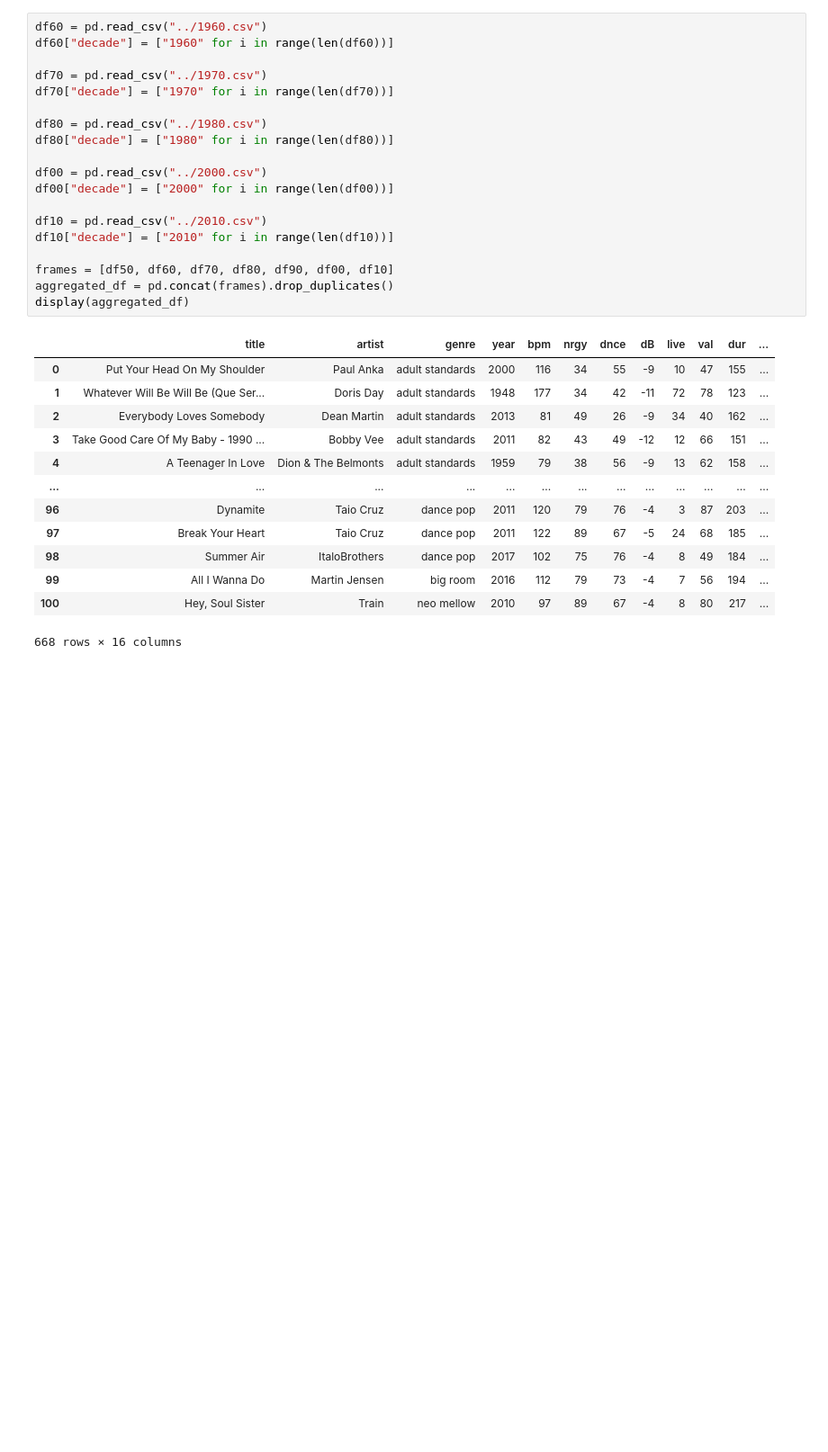
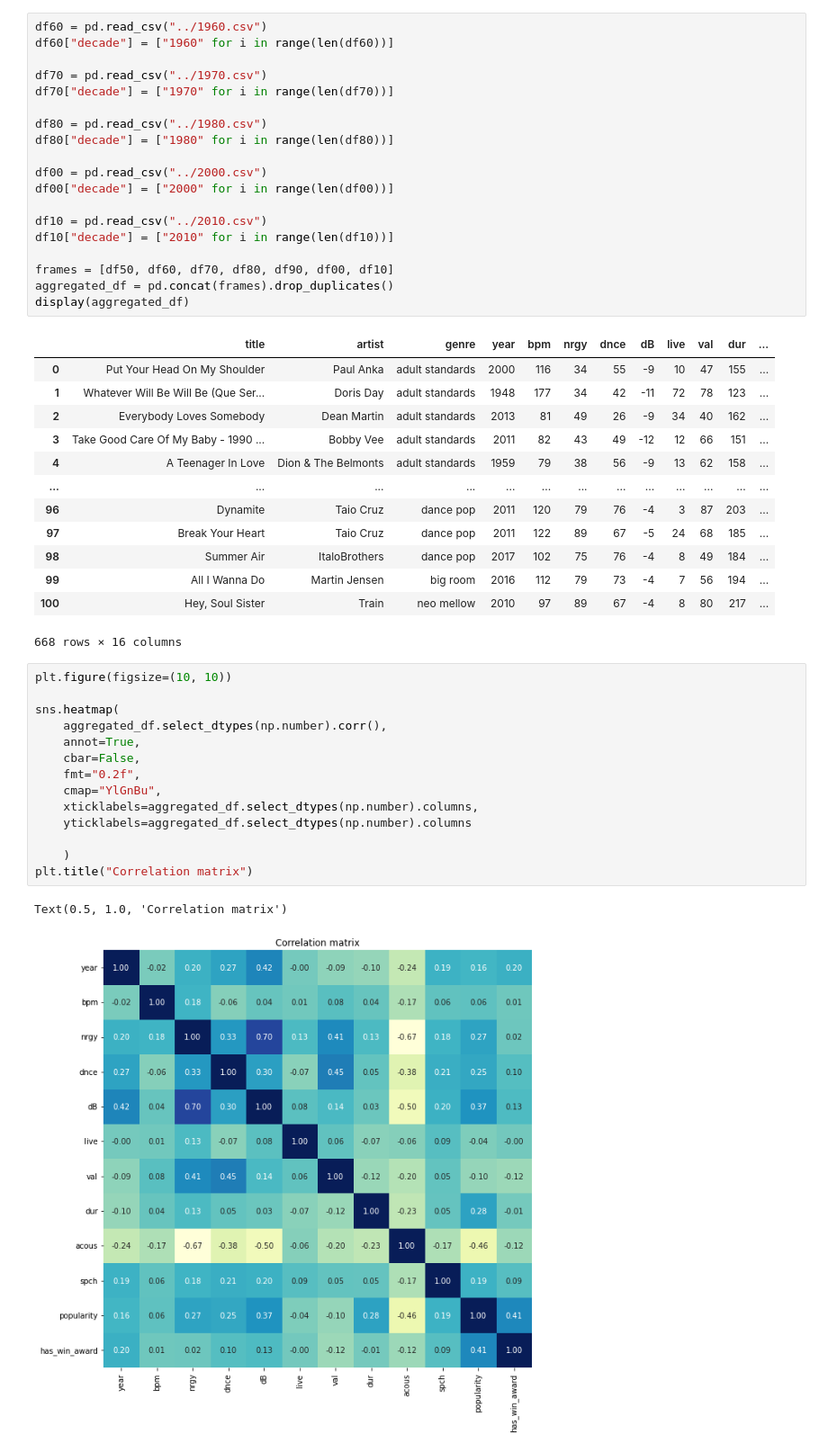
Before and after one commit to whenwe177/aids-final-project, a Jupyter notebook: ipynbs/combined_dataset.ipynb, the cells around one changed output. Shown at 90% size. Saved outputs shown, nothing was run; the diff lists cells and outputs as text; blank space fills up the shorter version.

```diff
--- a/ipynbs/combined_dataset.ipynb
+++ b/ipynbs/combined_dataset.ipynb
@@ -108,3 +109,20 @@ display(aggregated_df)
 | 99 | All I Wanna Do | Martin Jensen | big room | 2016 | 112 | 79 | 73 | -4 | 7 | 56 | 194 | ... |
 | 100 | Hey, Soul Sister | Train | neo mellow | 2010 | 97 | 89 | 67 | -4 | 8 | 80 | 217 | ... |
 668 rows × 16 columns
+# %%
+plt.figure(figsize=(10, 10))
+
+sns.heatmap(
+    aggregated_df.select_dtypes(np.number).corr(),
+    annot=True,
+    cbar=False,
+    fmt="0.2f",
+    cmap="YlGnBu",
+    xticklabels=aggregated_df.select_dtypes(np.number).columns,
+    yticklabels=aggregated_df.select_dtypes(np.number).columns
+
+    )
+plt.title("Correlation matrix")
+# %% [output]
+Text(0.5, 1.0, 'Correlation matrix')
+[figure, added]
```
Also changed, not shown: parts of 3 cells of this notebook.
